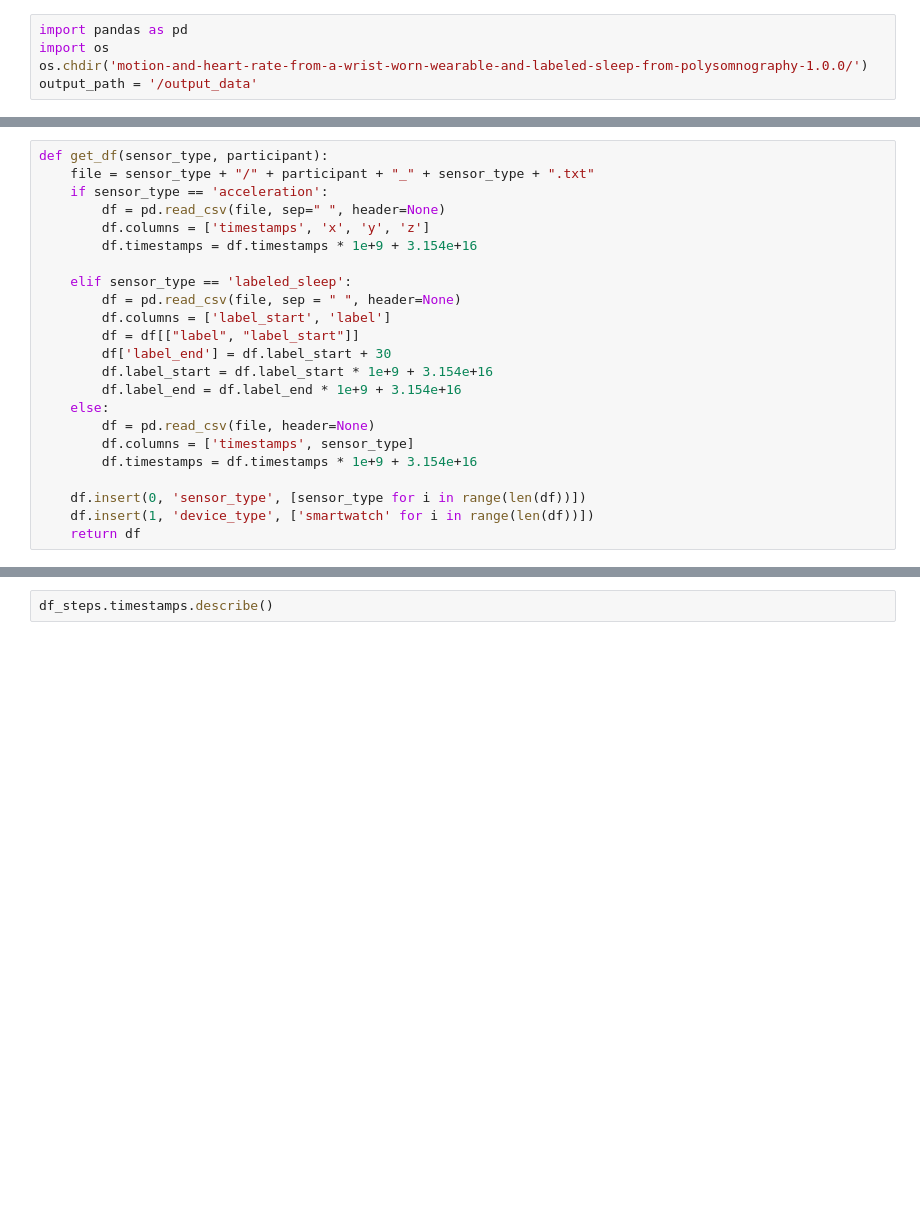
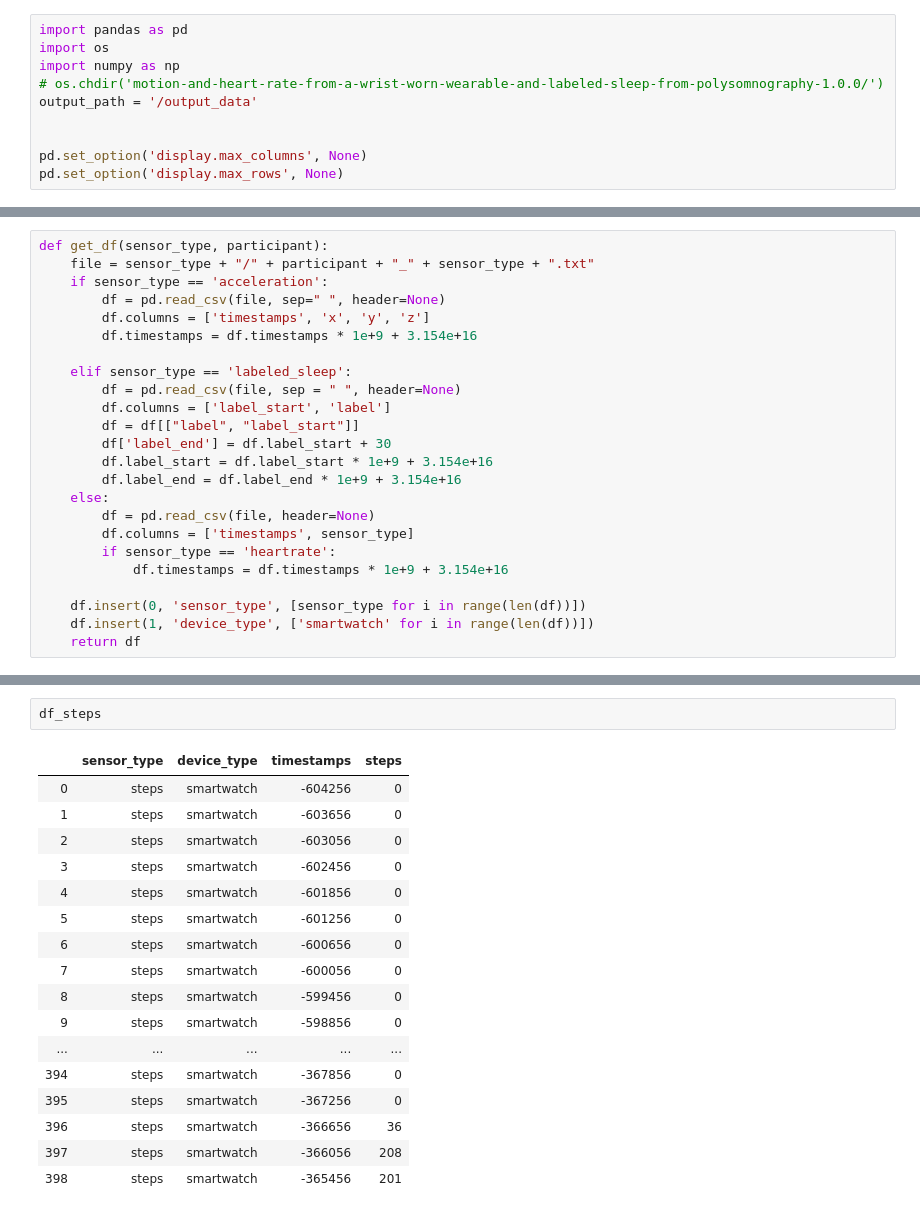
Before and after one commit to mellemeewis/Assignment_3, a Jupyter notebook: Notebook.ipynb, the cells around one changed output, grey strips where cells are left out. Cells and saved outputs as stored; diff of their text form; blank space fills up the shorter version.

```diff
--- a/Notebook.ipynb
+++ b/Notebook.ipynb
@@ -1,8 +1,13 @@
 # %%
 import pandas as pd
 import os
-os.chdir('motion-and-heart-rate-from-a-wrist-worn-wearable-and-labeled-sleep-from-polysomnography-1.0.0/')
+import numpy as np
+# os.chdir('motion-and-heart-rate-from-a-wrist-worn-wearable-and-labeled-sleep-from-polysomnography-1.0.0/')
 output_path = '/output_data'
+
+
+pd.set_option('display.max_columns', None)
+pd.set_option('display.max_rows', None)
 # %%
 files = os.listdir()
 files = [f for f in files if f != 'notebook.ipynb' and f[0] is not'.']
@@ -32,7 +41,8 @@ def get_df(sensor_type, participant):
     else:
         df = pd.read_csv(file, header=None)
         df.columns = ['timestamps', sensor_type]
-        df.timestamps = df.timestamps * 1e+9 + 3.154e+16
+        if sensor_type == 'heartrate':
+            df.timestamps = df.timestamps * 1e+9 + 3.154e+16
 
     df.insert(0, 'sensor_type', [sensor_type for i in range(len(df))])
     df.insert(1, 'device_type', ['smartwatch' for i in range(len(df))])
@@ -46,4 +63,22 @@ df_steps.head()
 # %%
-df_steps.timestamps.describe()
+df_steps
+# %% [output]
+|  | sensor_type | device_type | timestamps | steps |
+| 0 | steps | smartwatch | -604256 | 0 |
+| 1 | steps | smartwatch | -603656 | 0 |
+| 2 | steps | smartwatch | -603056 | 0 |
+| 3 | steps | smartwatch | -602456 | 0 |
+| 4 | steps | smartwatch | -601856 | 0 |
+| 5 | steps | smartwatch | -601256 | 0 |
+| 6 | steps | smartwatch | -600656 | 0 |
+| 7 | steps | smartwatch | -600056 | 0 |
+| 8 | steps | smartwatch | -599456 | 0 |
+| 9 | steps | smartwatch | -598856 | 0 |
+| ... | ... | ... | ... | ... |
+| 394 | steps | smartwatch | -367856 | 0 |
+| 395 | steps | smartwatch | -367256 | 0 |
+| 396 | steps | smartwatch | -366656 | 36 |
+| 397 | steps | smartwatch | -366056 | 208 |
+| 398 | steps | smartwatch | -365456 | 201 |
 # %%
 df_acceloration.timestamps.describe()
```
Also changed, not shown: parts of 18 cells of this notebook, 5 other files.
